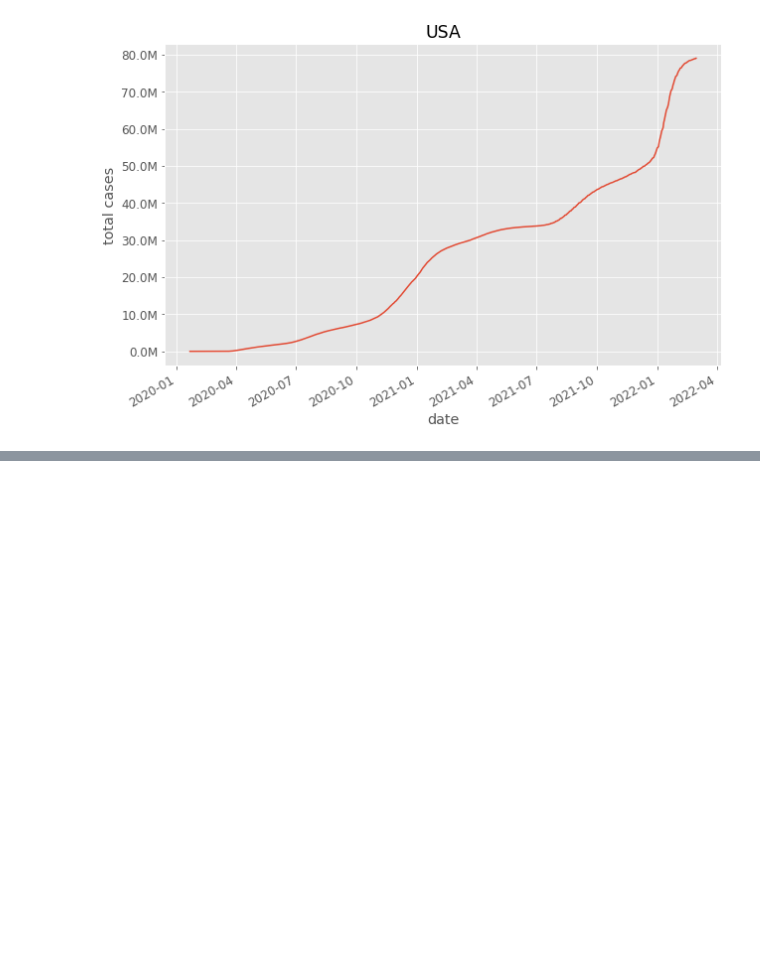
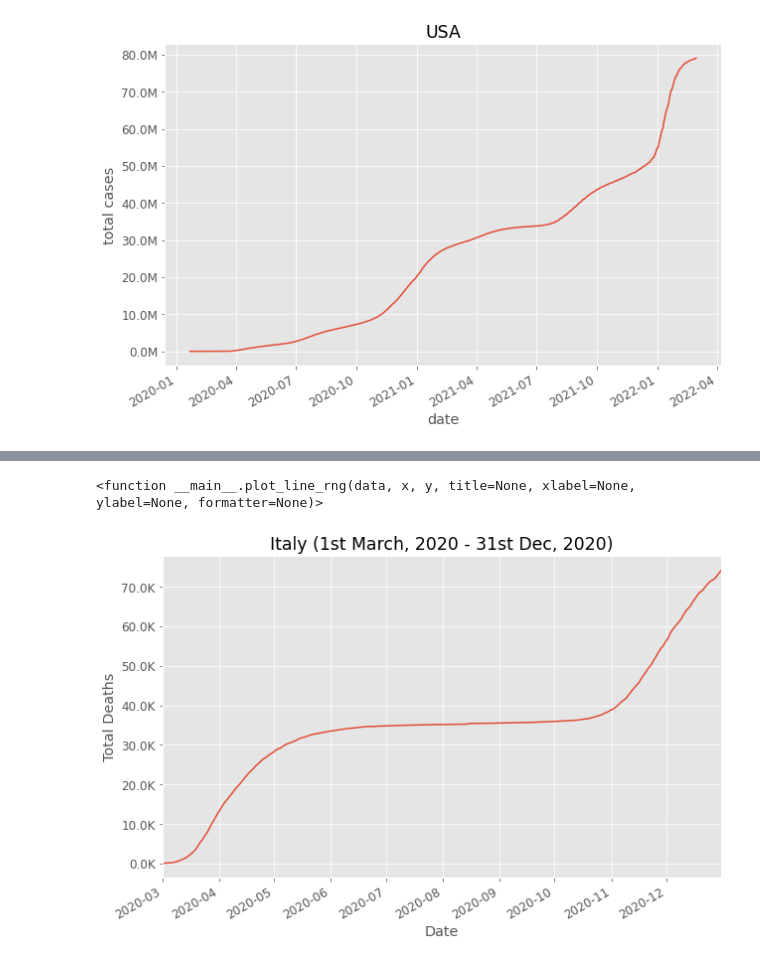
Before and after one commit to eldrigeampong/Data-Science, a Jupyter notebook: TimeSeries/project1.ipynb, the cells around one changed output, grey strips where cells are left out. Cells and saved outputs as stored; diff of their text form; code cells hidden in the pictures; blank space fills up the shorter version.

```diff
--- a/TimeSeries/project1.ipynb
+++ b/TimeSeries/project1.ipynb
@@ -548,0 +608,10 @@ plot_line(
+# %%
+plot_line_rng(
+    data=get_country(data=df_ffill, ascending=True, before='2020-03-01', after='2020-12-31', country='Italy'),
+    x='date', y='total_deaths',
+    xlabel='Date', ylabel='Total Deaths', title='Italy (1st March, 2020 - 31st Dec, 2020)',
+    formatter=format_tsd
+)
+# %% [output]
+<function __main__.plot_line_rng(data, x, y, title=None, xlabel=None, ylabel=None, formatter=None)>
+[figure, added]
```
Also changed, not shown: parts of 5 cells of this notebook, 1 other file.
